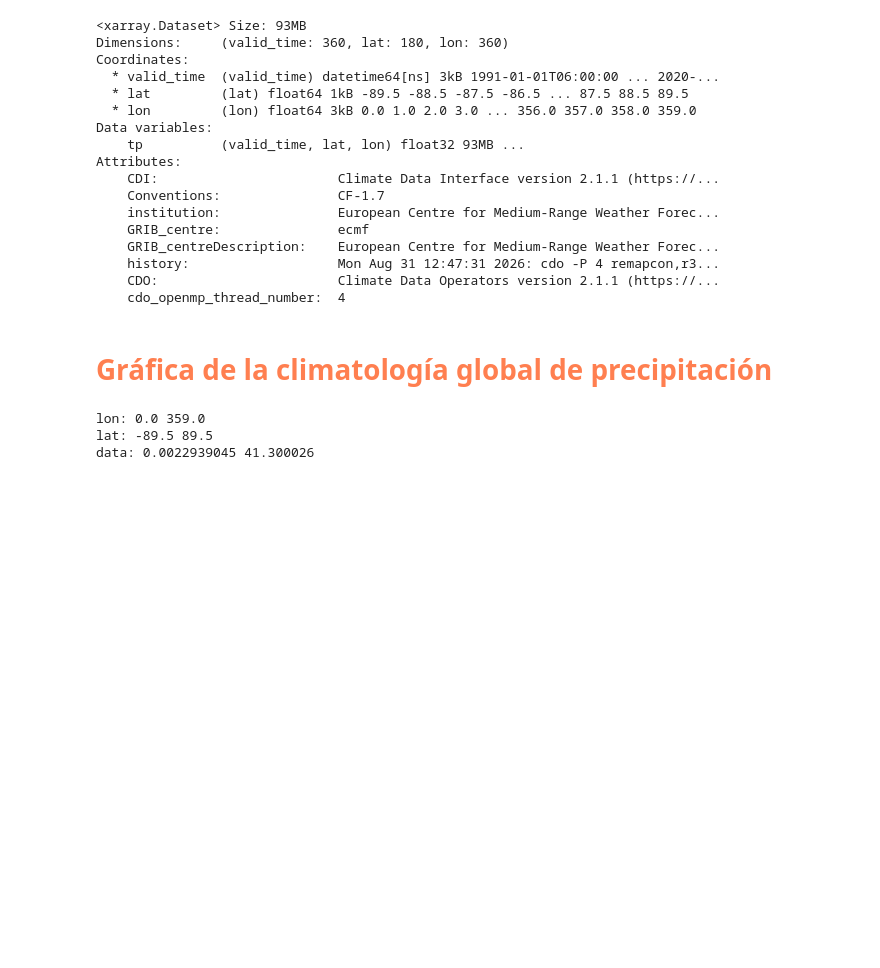
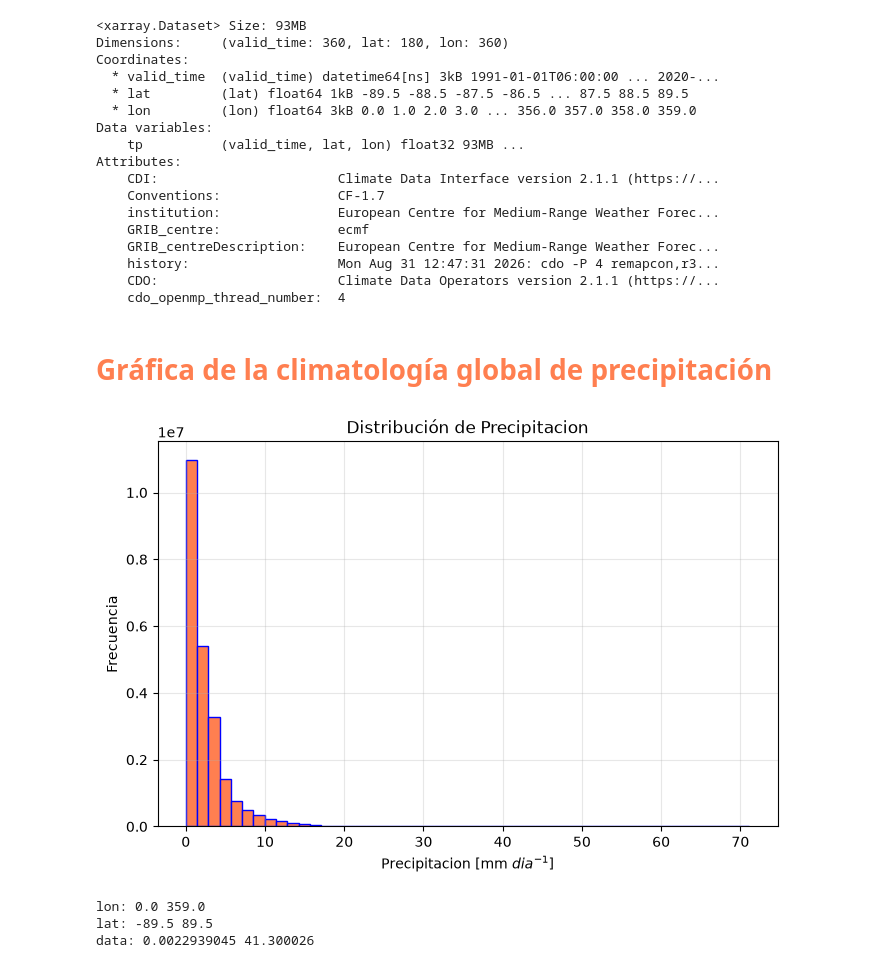
Before and after one commit to Dinamica-del-Clima-2027-1/Notebooks, a Jupyter notebook: Cartopy_1.ipynb, the cells around one changed output. Cells and saved outputs as stored; diff of their text form; code cells hidden in the pictures; blank space fills up the shorter version.

```diff
--- a/Cartopy_1.ipynb
+++ b/Cartopy_1.ipynb
@@ -347,6 +376,21 @@ climatologia_tp = tp.mean(dim='valid_time')
 lon = climatologia_tp.lon.values
 lat = climatologia_tp.lat.values
 datos = climatologia_tp.values
+# %%
+plt.figure(figsize=(8, 5))
+
+tp.plot(bins = 50, edgecolor = "b", color = "coral")
+
+
+plt.title("Distribución de Precipitacion")
+plt.xlabel("Precipitacion [mm $dia^{-1}$]")
+plt.ylabel("Frecuencia")
+plt.grid(True, alpha=0.3)
+
+# plt.xlim(0,10)
+plt.show()
+# %% [output]
+[figure, added]
 # %%
 fig = plt.figure(figsize=(12, 6))
 
```
Also changed, not shown: parts of 12 cells of this notebook.
